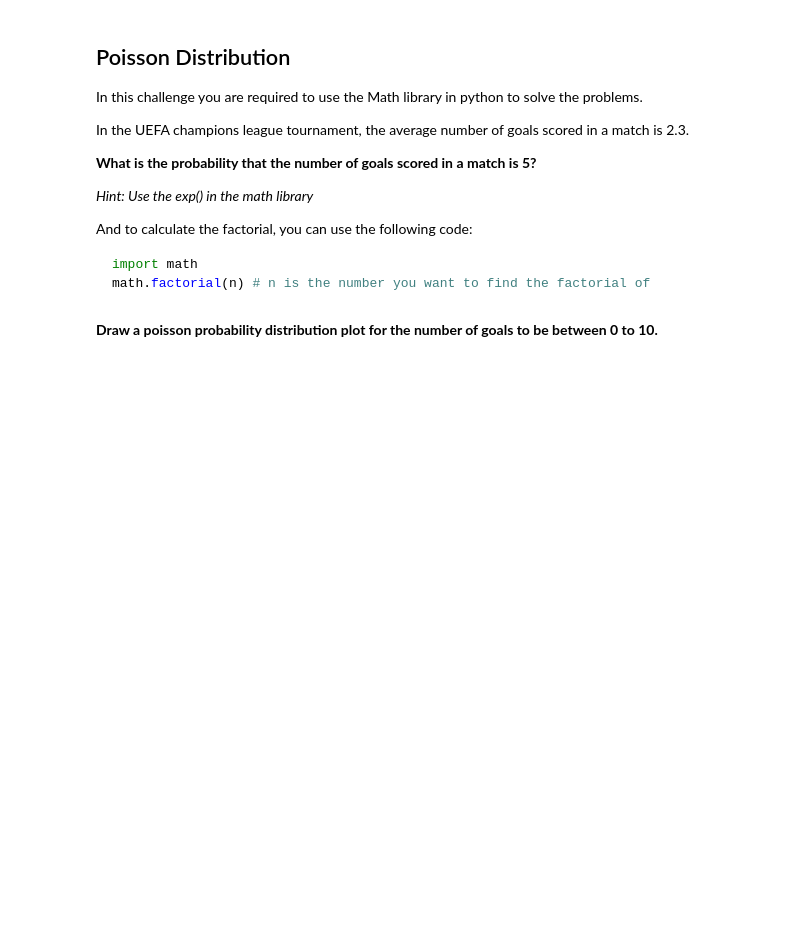
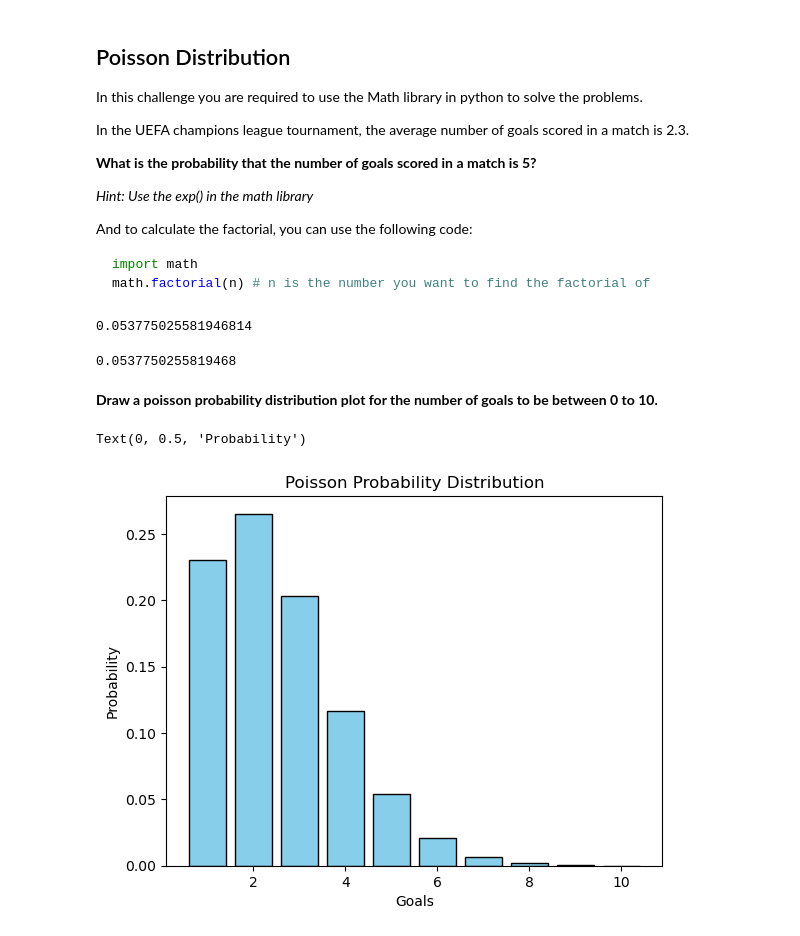
Before and after one commit to ironhack-labs/lab-discrete-probability-distributions-en, a Jupyter notebook: your-code/main.ipynb, the cells around one changed output. Saved outputs shown, nothing was run; the diff lists cells and outputs as text; code cells hidden in the pictures; blank space fills up the shorter version.

```diff
--- a/your-code/main.ipynb
+++ b/your-code/main.ipynb
@@ -95,2 +130,21 @@ math.factorial(n) # n is the number you want to find the factorial of
+# %%
+from scipy.stats import poisson
+
+mu = 2.3
+poisson_dist = poisson(mu)
+
+poisson_dist.pmf(5)
+# %% [output]
+0.053775025581946814
+# %%
+import math
+
+# P(X = k) = (e^(-λ) * λ^k) / k!
+lambda_ = 2.3
+k = 5
+poisson_dist = (math.exp(-lambda_) * lambda_**k) / math.factorial(k)
+poisson_dist
+# %% [output]
+0.0537750255819468
 # %% [markdown]
 **Draw a poisson probability distribution plot for the number of goals to be between 0 to 10.**
@@ -99,0 +151,10 @@ math.factorial(n) # n is the number you want to find the factorial of
+# %%
+x_values = list(range(1, 11))
+poisson_dists = [((math.exp(-lambda_) * lambda_**x) / math.factorial(x)) for x in x_values]
+plt.bar(x, poisson_dists, color='skyblue', edgecolor='black')
+plt.title('Poisson Probability Distribution')
+plt.xlabel('Goals')
+plt.ylabel('Probability')
+# %% [output]
+Text(0, 0.5, 'Probability')
+[figure, added]
```
Also changed, not shown: parts of 10 cells of this notebook.
